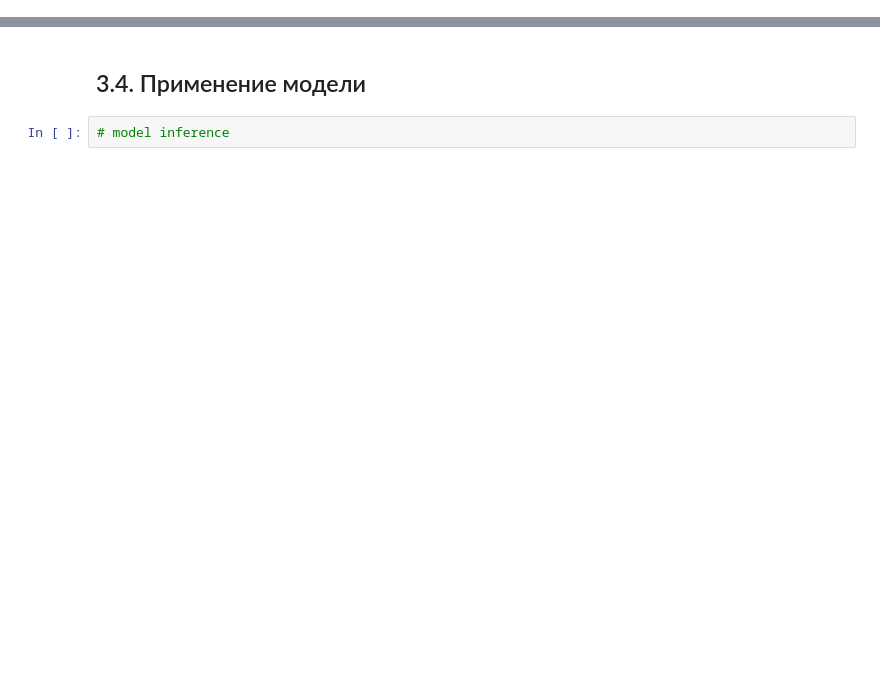
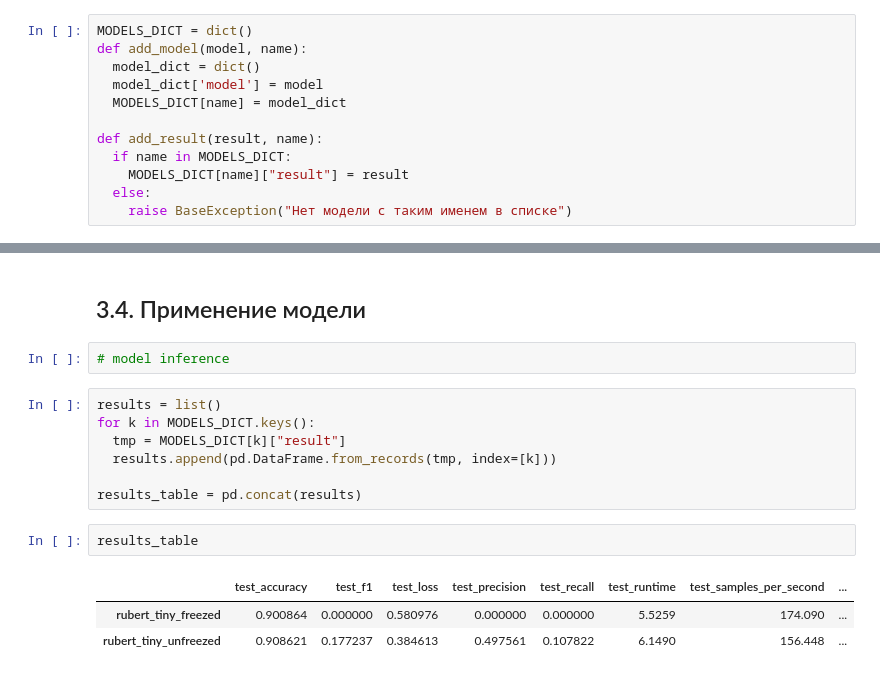
Before and after one commit to Falconwatch/llm_course, a Jupyter notebook: HW2/ДЗ2_done.ipynb, the cells around one changed output, grey strips where cells are left out. Cells and saved outputs as stored; diff of their text form; blank space fills up the shorter version.

```diff
--- a/HW2/ДЗ2_done.ipynb
+++ b/HW2/ДЗ2_done.ipynb
@@ -257,3 +255,15 @@ models_dict = dict()
+# %%
+MODELS_DICT = dict()
+def add_model(model, name):
+  model_dict = dict()
+  model_dict['model'] = model
+  MODELS_DICT[name] = model_dict
+
+def add_result(result, name):
+  if name in MODELS_DICT:
+    MODELS_DICT[name]["result"] = result
+  else:
+    raise BaseException("Нет модели с таким именем в списке")
 # %%
 import logging
 from transformers.trainer import logger as noisy_logger
@@ -431,3 +454,16 @@ trainer.train()
 ## 3.4. Применение модели
 # %%
 # model inference
+# %%
+results = list()
+for k in MODELS_DICT.keys():
+  tmp = MODELS_DICT[k]["result"]
+  results.append(pd.DataFrame.from_records(tmp, index=[k]))
+
+results_table = pd.concat(results)
+# %%
+results_table
+# %% [output]
+|  | test_accuracy | test_f1 | test_loss | test_precision | test_recall | test_runtime | test_samples_per_second | ... |
+| rubert_tiny_freezed | 0.900864 | 0.000000 | 0.580976 | 0.000000 | 0.000000 | 5.5259 | 174.090 | ... |
+| rubert_tiny_unfreezed | 0.908621 | 0.177237 | 0.384613 | 0.497561 | 0.107822 | 6.1490 | 156.448 | ... |
```
Also changed, not shown: parts of 12 cells of this notebook.
